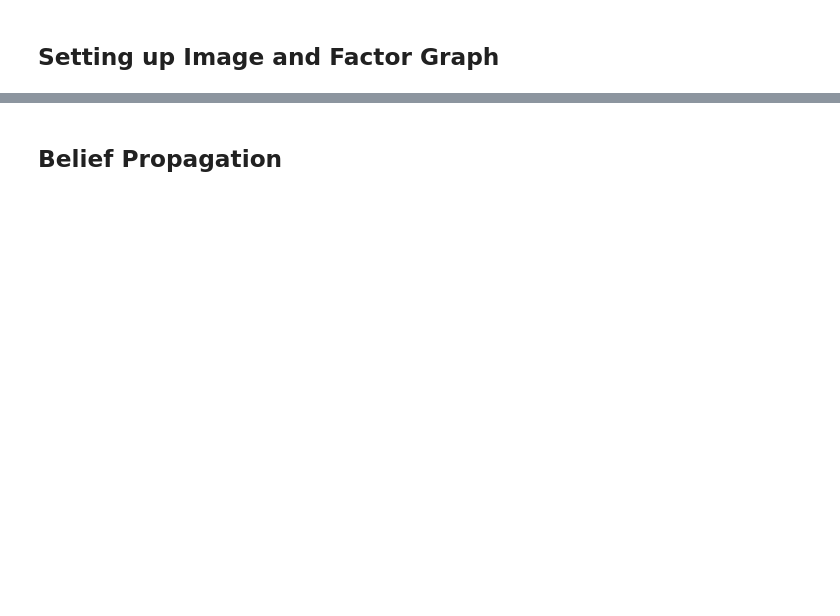
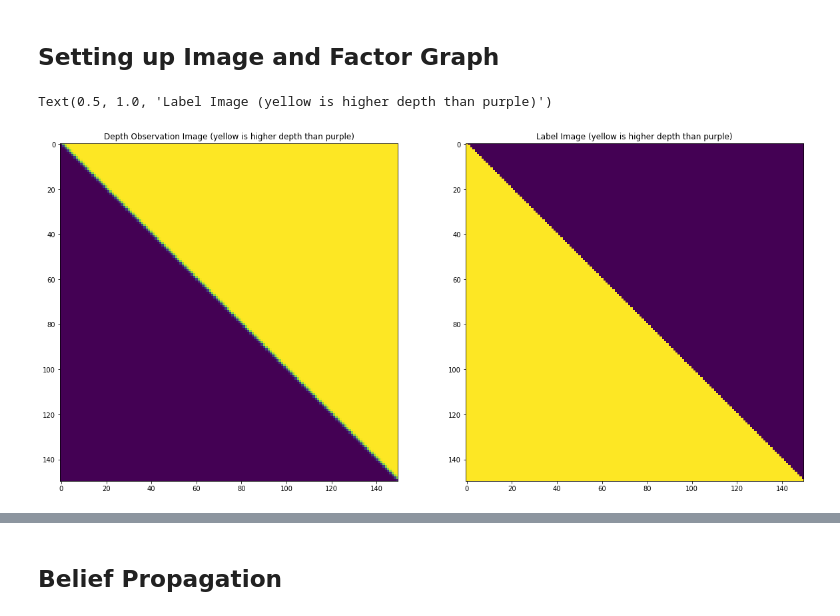
Before and after one commit to vicariousinc/PGMax, a Jupyter notebook: test_notebooks/sanity_check_var_arr.ipynb, the cells around one changed output, grey strips where cells are left out. Drawn from its saved outputs; the diff is of its cells as text; code cells hidden in the pictures; blank space fills up the shorter version.

```diff
--- a/test_notebooks/sanity_check_var_arr.ipynb
+++ b/test_notebooks/sanity_check_var_arr.ipynb
@@ -17,21 +18,24 @@ import pgmax.contrib.mpbp.mpbp_varnode_array as mpbp_varnode_array
 # %%
 # Set random seed for rng
 rng = default_rng(23)
 
 # Create a synthetic depth image for testing purposes
-im_size = 96
+im_size = 150
 depth_img = 5.0 * np.ones((im_size, im_size))
 depth_img[np.tril_indices(im_size, 0)] = 1.0 # This sets the lower triangle of the image to 1's
 depth_img = gaussian_filter(depth_img, sigma=0.5) # Filter the depth image for realistic noise simulation?
 labels_img = np.zeros((im_size, im_size), dtype=np.int32)
 labels_img[np.tril_indices(im_size, 0)] = 1
 
 # Plot the depth and label images
 fig, ax = plt.subplots(1, 2, figsize=(20, 10))
 ax[0].imshow(depth_img)
 ax[0].set_title('Depth Observation Image (yellow is higher depth than purple)')
 ax[1].imshow(labels_img)
 ax[1].set_title('Label Image (yellow is higher depth than purple)')
+# %% [output]
+Text(0.5, 1.0, 'Label Image (yellow is higher depth than purple)')
+[figure, added]
 # %%
 M, N = depth_img.shape
 # Compute dI/dx (horizontal derivative)
```
Also changed, not shown: parts of 3 cells of this notebook, 6 other files.
